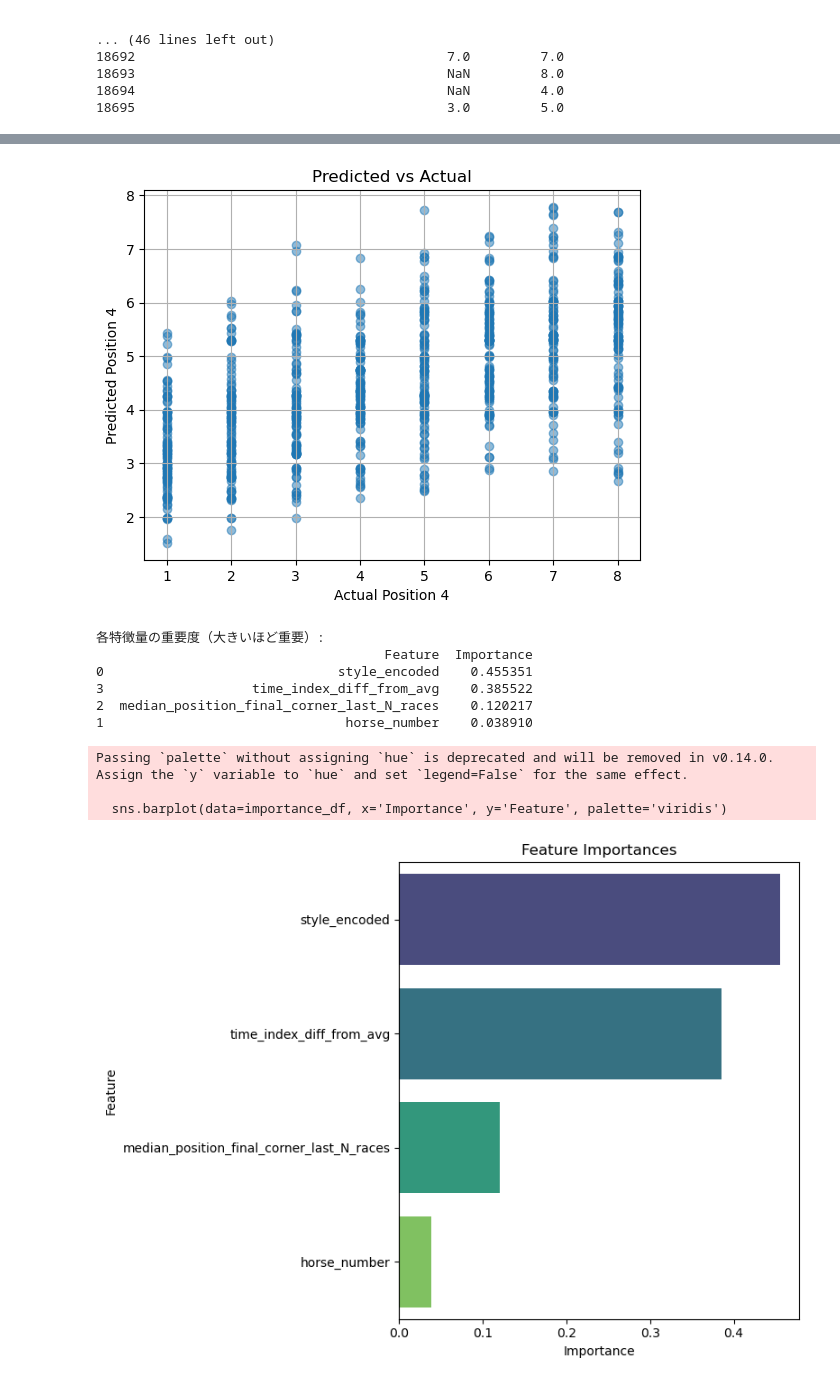
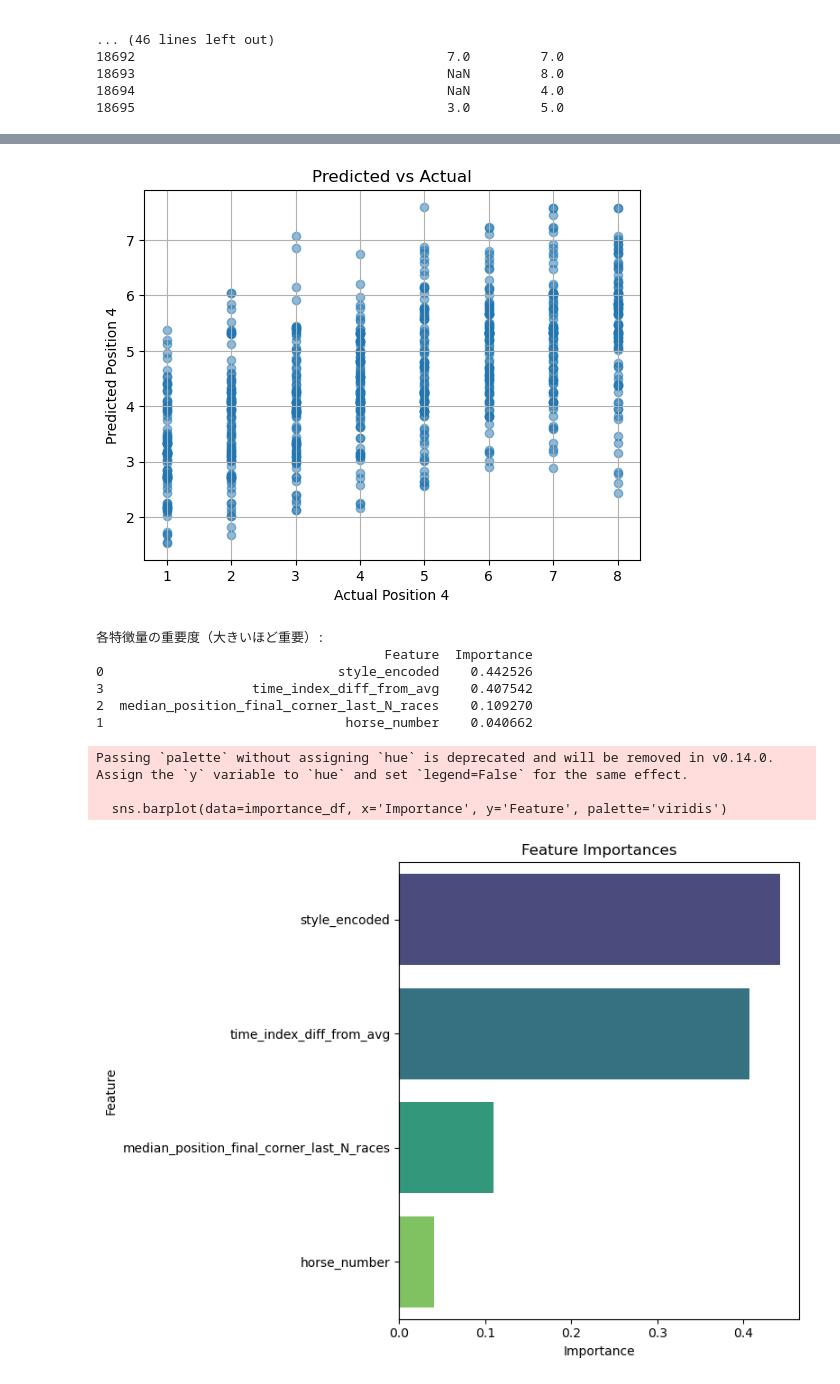
Before and after one commit to anniereon/keiba_ml, a Jupyter notebook: 通過順位の予想.ipynb, the cells around one changed output, grey strips where cells are left out. Saved outputs shown, nothing was run; the diff lists cells and outputs as text; code cells hidden in the pictures.

```diff
--- a/通過順位の予想.ipynb
+++ b/通過順位の予想.ipynb
@@ -152,11 +149,11 @@ count_22 = (filtered_df['race_id_year'] == '22').sum()
 count_23 = (filtered_df['race_id_year'] == '23').sum()
 count_24 = (filtered_df['race_id_year'] == '24').sum()
 # 割合を計算
-rate_23 = count_23 / (count_22 + count_23)
-rate_24 = count_24 / (count_23 + count_24)
+rate_22 = round(count_22 / (count_22 + count_23), 10)
+rate_23 = round(count_23 / (count_23 + count_24), 10)
 # 結果表示
-print(f"22～23中23の割合: {rate_23:.2f}")
-print(f"23～24中24の割合: {rate_24:.2f}")
+print(f"22～23中22の割合: {rate_22:.10f}")
+print(f"23～24中23の割合: {rate_23:.10f}")
 # filtered_dfを年でさらに絞る
 year_22_23_filtered_df = filtered_df[
     (filtered_df['race_date'].dt.year >= 2022) &
@@ -178,7 +175,7 @@ x1 = year_22_23_filtered_df[[
 # 目的変数
 y1 = year_22_23_filtered_df["position_1"]
 # 学習データと検証データの分割（検証データ割合はrate_24）
-x1_train_22_23, x1_test_22_23, y1_train_22_23, y1_test_22_23 = train_test_split(x1, y1, train_size=rate_23, shuffle=False)
+x1_train_22_23, x1_test_22_23, y1_train_22_23, y1_test_22_23 = train_test_split(x1, y1, train_size=rate_22, shuffle=False)
 # モデルの学習
 model1 = xgb.XGBRegressor(
     objective='reg:squarederror',
@@ -206,7 +203,7 @@ x4 = year_22_23_filtered_df[[
 # 目的変数
 y4 = year_22_23_filtered_df["position_4"]
 # 学習データと検証データの分割
-x4_train_22_23, x4_test_22_23, y4_train_22_23, y4_test_22_23 = train_test_split(x4, y4, train_size=rate_23, shuffle=False)
+x4_train_22_23, x4_test_22_23, y4_train_22_23, y4_test_22_23 = train_test_split(x4, y4, train_size=rate_22, shuffle=False)
 # モデルの学習
 model4 = xgb.XGBRegressor(
     objective='reg:squarederror',
@@ -255,7 +252,7 @@ x1 = year_23_24_filtered_df[[
 # 目的変数
 y1 = year_23_24_filtered_df["position_1"]
 # 学習データと検証データの分割
-x1_train_23_24, x1_test_23_24, y1_train_23_24, y1_test_23_24 = train_test_split(x1, y1, train_size=rate_24, shuffle=False)
+x1_train_23_24, x1_test_23_24, y1_train_23_24, y1_test_23_24 = train_test_split(x1, y1, train_size=rate_23, shuffle=False)
 # モデルの学習
 model1 = xgb.XGBRegressor(
     objective='reg:squarederror',
@@ -283,7 +280,7 @@ x4 = year_23_24_filtered_df[[
 # 目的変数
 y4 = year_23_24_filtered_df["position_4"]
 # 学習データと検証データの分割
-x4_train_23_24, x4_test_23_24, y4_train_23_24, y4_test_23_24 = train_test_split(x4, y4, train_size=rate_24, shuffle=False)
+x4_train_23_24, x4_test_23_24, y4_train_23_24, y4_test_23_24 = train_test_split(x4, y4, train_size=rate_23, shuffle=False)
 # モデルの学習
 model4 = xgb.XGBRegressor(
     objective='reg:squarederror',
@@ -353,40 +350,40 @@ R2_4 Score: 0.3319
 # %%
 # 予想と正解のプロット
-plt.scatter(y4_test, y4_pred, alpha=0.5)
+plt.scatter(y4_test_23_24, y4_pred_23_24, alpha=0.5)
 plt.xlabel("Actual Position 4")
 plt.ylabel("Predicted Position 4")
 plt.title("Predicted vs Actual")
 plt.grid(True)
 plt.show()
 # 特徴量の重要度
 importances = model4.feature_importances_
-feature_names = x4.columns
+feature_names = x4_test_22_23.columns
 # DataFrameにしてソート
 importance_df = pd.DataFrame({
     'Feature': feature_names,
     'Importance': importances
 }).sort_values(by='Importance', ascending=False)
 print("各特徴量の重要度（大きいほど重要）:")
 print(importance_df)
 plt.figure(figsize=(8, 6))
 sns.barplot(data=importance_df, x='Importance', y='Feature', palette='viridis')
 plt.title("Feature Importances")
 plt.xlabel("Importance")
 plt.ylabel("Feature")
 plt.tight_layout()
 plt.show()
 # %% [output]
-[figure, old version]
+[figure, new version]
 各特徴量の重要度（大きいほど重要）:
                                      Feature  Importance
-0                              style_encoded    0.455351
-3                   time_index_diff_from_avg    0.385522
-2  median_position_final_corner_last_N_races    0.120217
-1                               horse_number    0.038910
+0                              style_encoded    0.442526
+3                   time_index_diff_from_avg    0.407542
+2  median_position_final_corner_last_N_races    0.109270
+1                               horse_number    0.040662
 Passing `palette` without assigning `hue` is deprecated and will be removed in v0.14.0. Assign the `y` variable to `hue` and set `legend=False` for the same effect.
 
   sns.barplot(data=importance_df, x='Importance', y='Feature', palette='viridis')
-[figure, old version]
+[figure, new version]
 # %%
 # すでにある y4_rank カラムを削除（再実行対策）
 filtered_df = filtered_df.drop(columns=['y4_rank'], errors='ignore')
```
Also changed, not shown: parts of 3 cells of this notebook, 1 other file.
